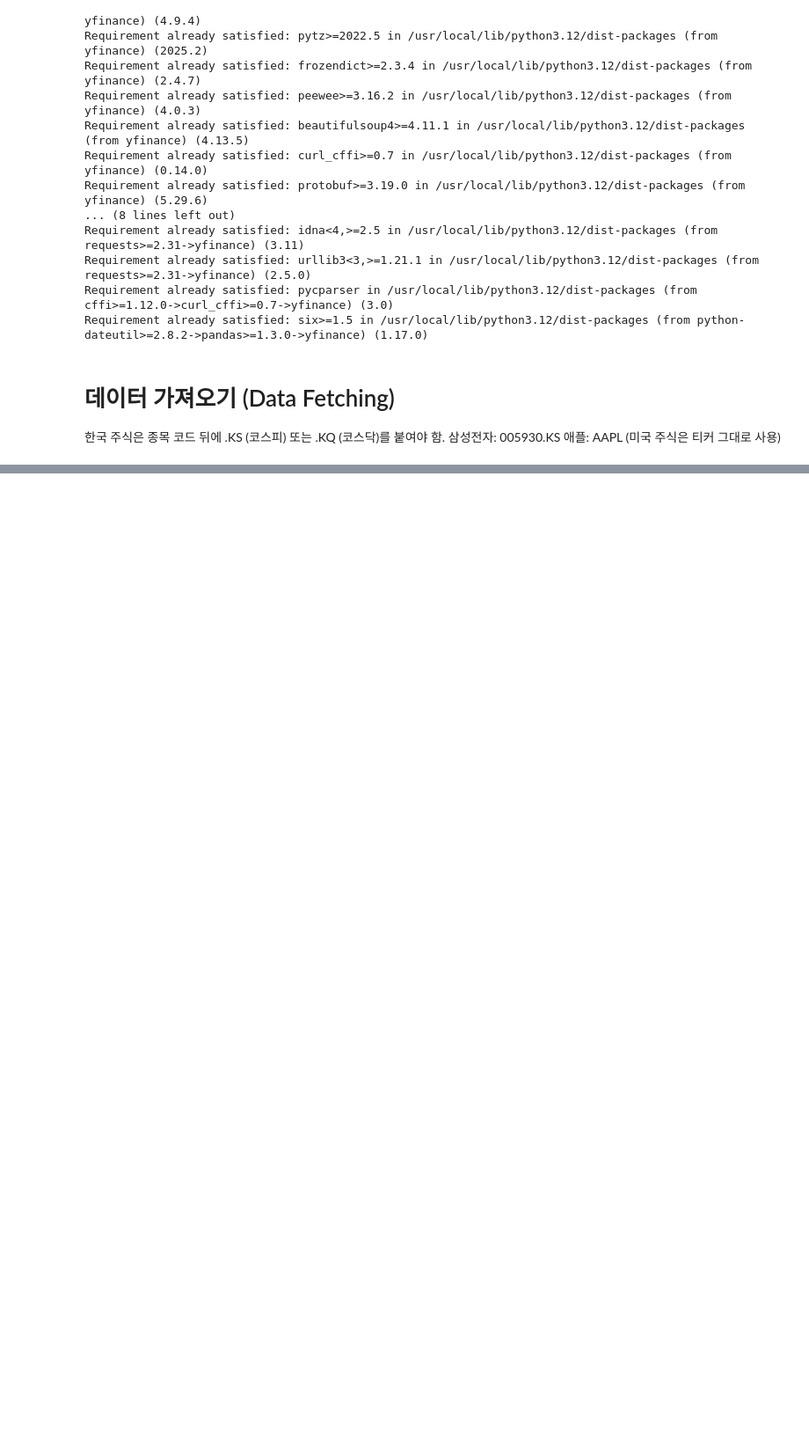
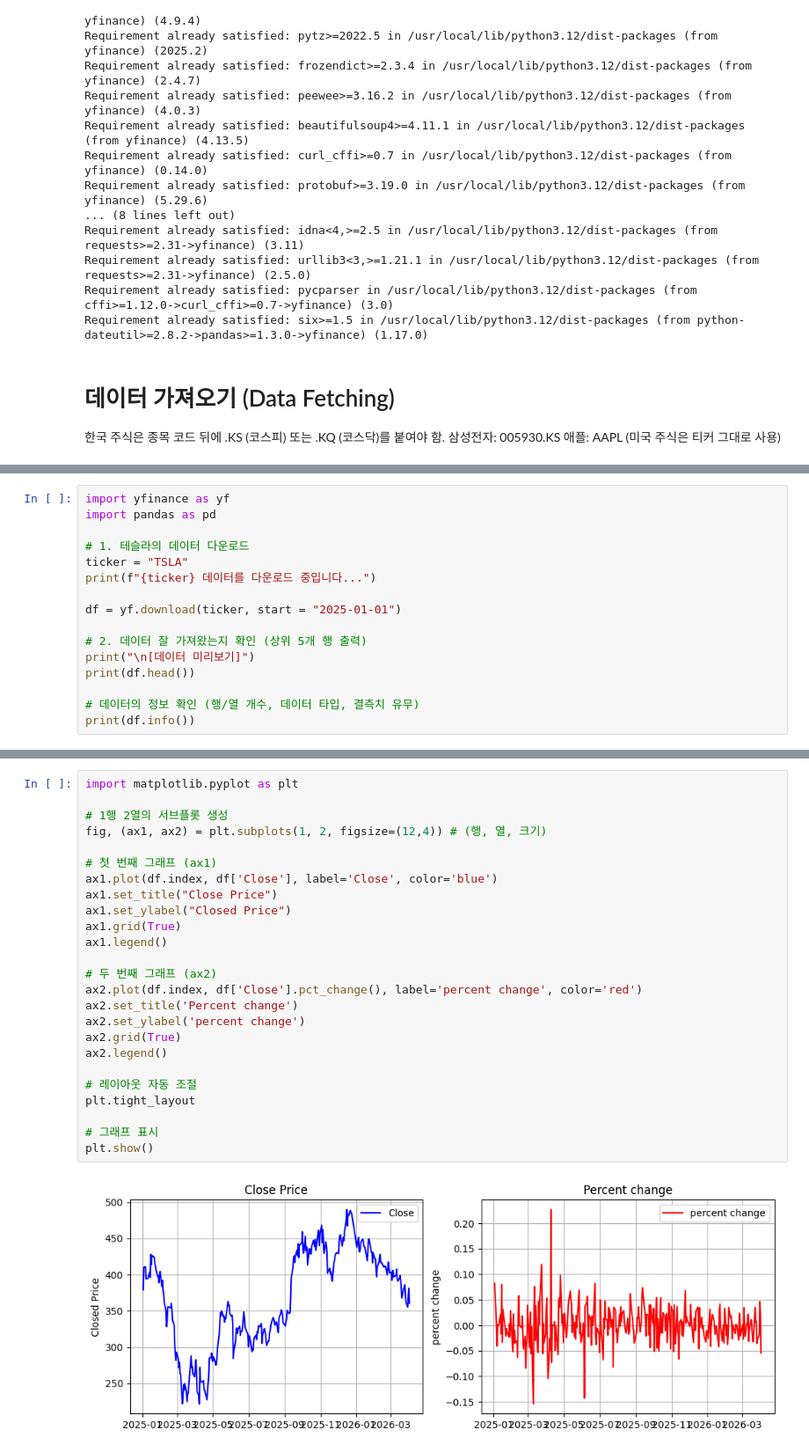
Before and after one commit to ongsoony8382/financial-data-programming, a Jupyter notebook: 5주차_금융데이터분석(1)_동영상.ipynb, the cells around one changed output, grey strips where cells are left out. Shown at 88% size. Drawn from its saved outputs; the diff is of its cells as text; blank space fills up the shorter version.

```diff
--- a/5주차_금융데이터분석(1)_동영상.ipynb
+++ b/5주차_금융데이터분석(1)_동영상.ipynb
@@ -67,0 +116,16 @@ Date
+# %%
+import yfinance as yf
+import pandas as pd
+
+# 1. 테슬라의 데이터 다운로드
+ticker = "TSLA"
+print(f"{ticker} 데이터를 다운로드 중입니다...")
+
+df = yf.download(ticker, start = "2025-01-01")
+
+# 2. 데이터 잘 가져왔는지 확인 (상위 5개 행 출력)
+print("\n[데이터 미리보기]")
+print(df.head())
+
+# 데이터의 정보 확인 (행/열 개수, 데이터 타입, 결측치 유무)
+print(df.info())
@@ -67,0 +151,27 @@ Date
+# %%
+import matplotlib.pyplot as plt
+
+# 1행 2열의 서브플롯 생성
+fig, (ax1, ax2) = plt.subplots(1, 2, figsize=(12,4)) # (행, 열, 크기)
+
+# 첫 번째 그래프 (ax1)
+ax1.plot(df.index, df['Close'], label='Close', color='blue')
+ax1.set_title("Close Price")
+ax1.set_ylabel("Closed Price")
+ax1.grid(True)
+ax1.legend()
+
+# 두 번째 그래프 (ax2)
+ax2.plot(df.index, df['Close'].pct_change(), label='percent change', color='red')
+ax2.set_title('Percent change')
+ax2.set_ylabel('percent change')
+ax2.grid(True)
+ax2.legend()
+
+# 레이아웃 자동 조절
+plt.tight_layout
+
+# 그래프 표시
+plt.show()
+# %% [output]
+[figure, added]
```
Also changed, not shown: parts of 8 cells of this notebook.
